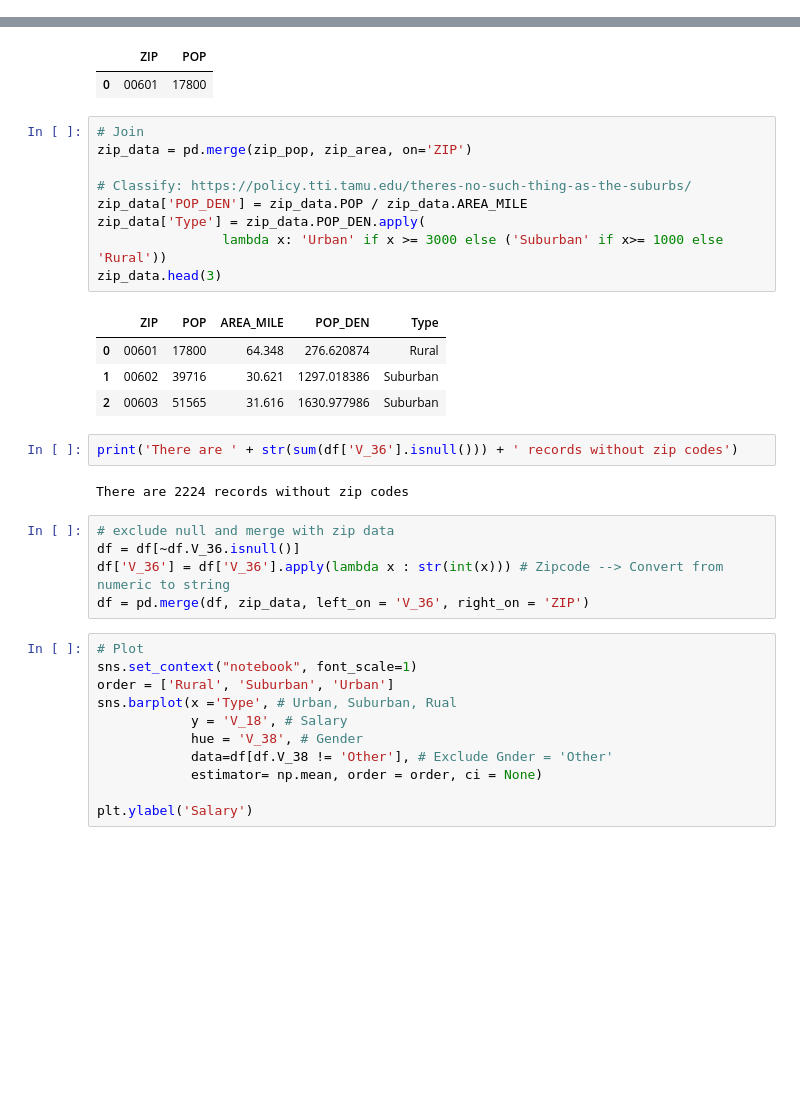
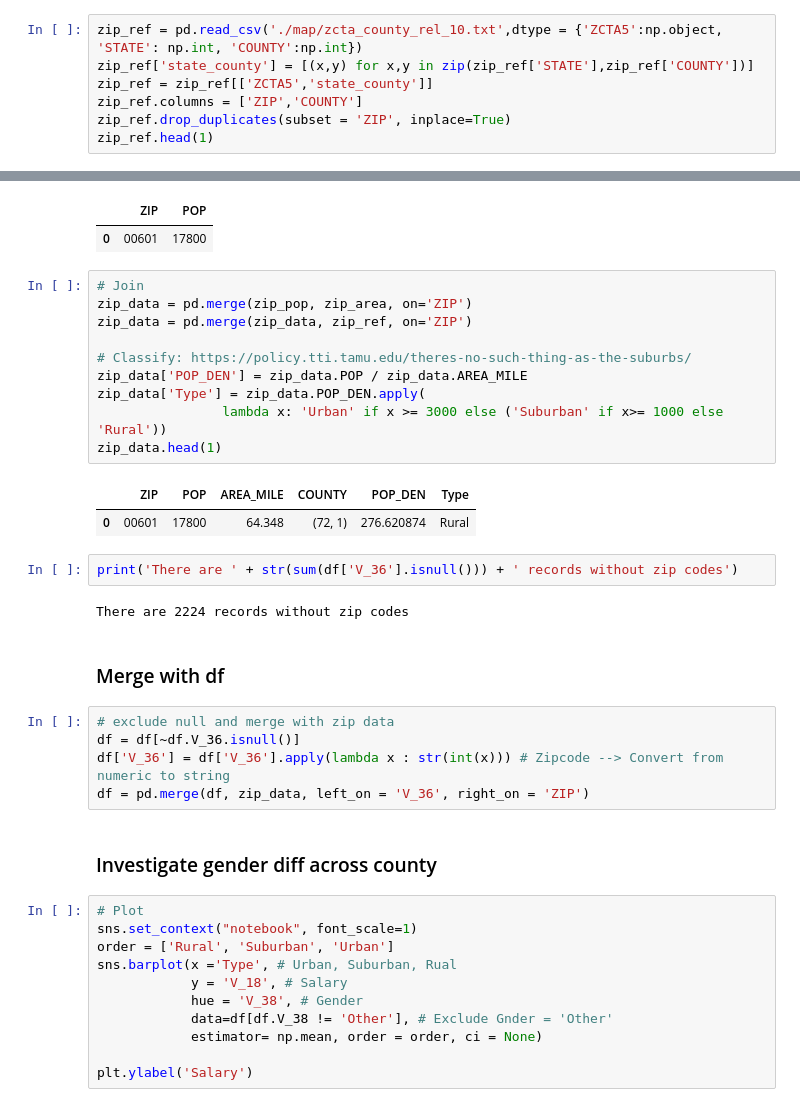
Before and after one commit to shiwang0211/DesignCensus, a Jupyter notebook: Data Exploration.ipynb, the cells around one changed output, grey strips where cells are left out. Saved outputs shown, nothing was run; the diff lists cells and outputs as text; blank space fills up the shorter version.

```diff
--- a/Data Exploration.ipynb
+++ b/Data Exploration.ipynb
@@ -590,3 +590,10 @@ with open('SavedVariables.pckl', 'rb') as f:
 # %% [markdown]
 <a id='2.1'></a>
 ### Read in zip code data
+# %%
+zip_ref = pd.read_csv('./map/zcta_county_rel_10.txt',dtype = {'ZCTA5':np.object, 'STATE': np.int, 'COUNTY':np.int})
+zip_ref['state_county'] = [(x,y) for x,y in zip(zip_ref['STATE'],zip_ref['COUNTY'])]
+zip_ref = zip_ref[['ZCTA5','state_county']]
+zip_ref.columns = ['ZIP','COUNTY']
+zip_ref.drop_duplicates(subset = 'ZIP', inplace=True)
+zip_ref.head(1)
@@ -613,26 +623,29 @@ zip_pop.head(1)
 # %%
 # Join
 zip_data = pd.merge(zip_pop, zip_area, on='ZIP')
+zip_data = pd.merge(zip_data, zip_ref, on='ZIP')
 
 # Classify: https://policy.tti.tamu.edu/theres-no-such-thing-as-the-suburbs/
 zip_data['POP_DEN'] = zip_data.POP / zip_data.AREA_MILE
 zip_data['Type'] = zip_data.POP_DEN.apply(
                 lambda x: 'Urban' if x >= 3000 else ('Suburban' if x>= 1000 else 'Rural'))
-zip_data.head(3)
+zip_data.head(1)
 # %% [output]
-|  | ZIP | POP | AREA_MILE | POP_DEN | Type |
-| 0 | 00601 | 17800 | 64.348 | 276.620874 | Rural |
-| 1 | 00602 | 39716 | 30.621 | 1297.018386 | Suburban |
-| 2 | 00603 | 51565 | 31.616 | 1630.977986 | Suburban |
+|  | ZIP | POP | AREA_MILE | COUNTY | POP_DEN | Type |
+| 0 | 00601 | 17800 | 64.348 | (72, 1) | 276.620874 | Rural |
 # %%
 print('There are ' + str(sum(df['V_36'].isnull())) + ' records without zip codes')
 # %% [output]
 There are 2224 records without zip codes
+# %% [markdown]
+### Merge with df
 # %%
 # exclude null and merge with zip data
 df = df[~df.V_36.isnull()]
 df['V_36'] = df['V_36'].apply(lambda x : str(int(x))) # Zipcode --> Convert from numeric to string
 df = pd.merge(df, zip_data, left_on = 'V_36', right_on = 'ZIP')
+# %% [markdown]
+### Investigate gender diff across county
 # %%
 # Plot
 sns.set_context("notebook", font_scale=1)
```
Also changed, not shown: parts of 7 cells of this notebook, 3 other files.
